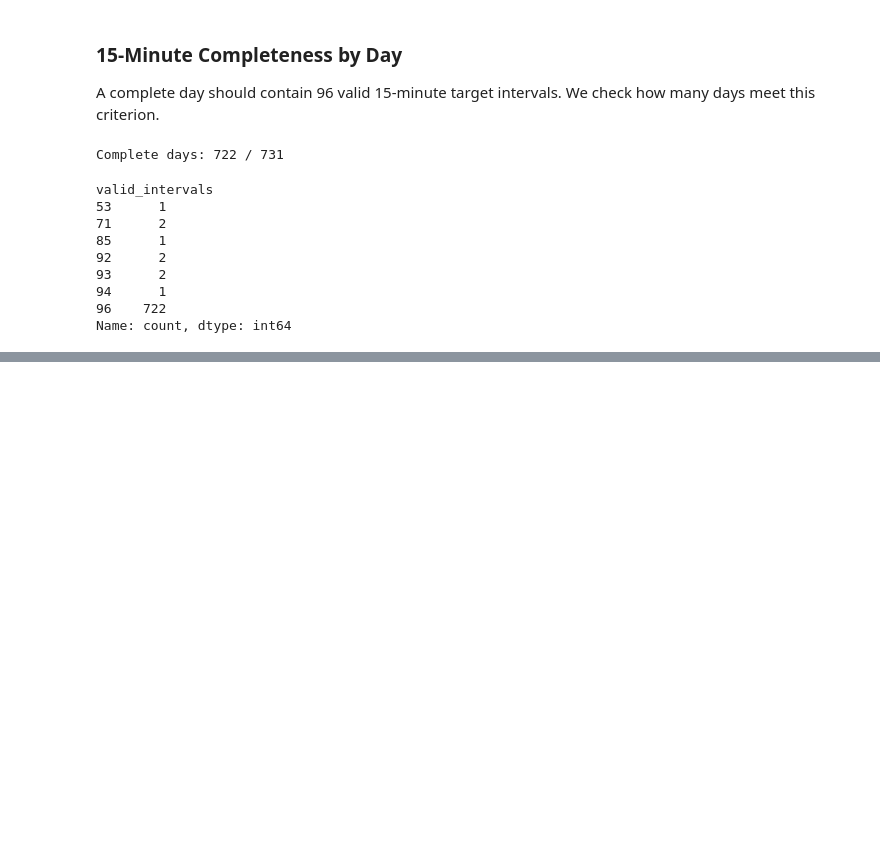
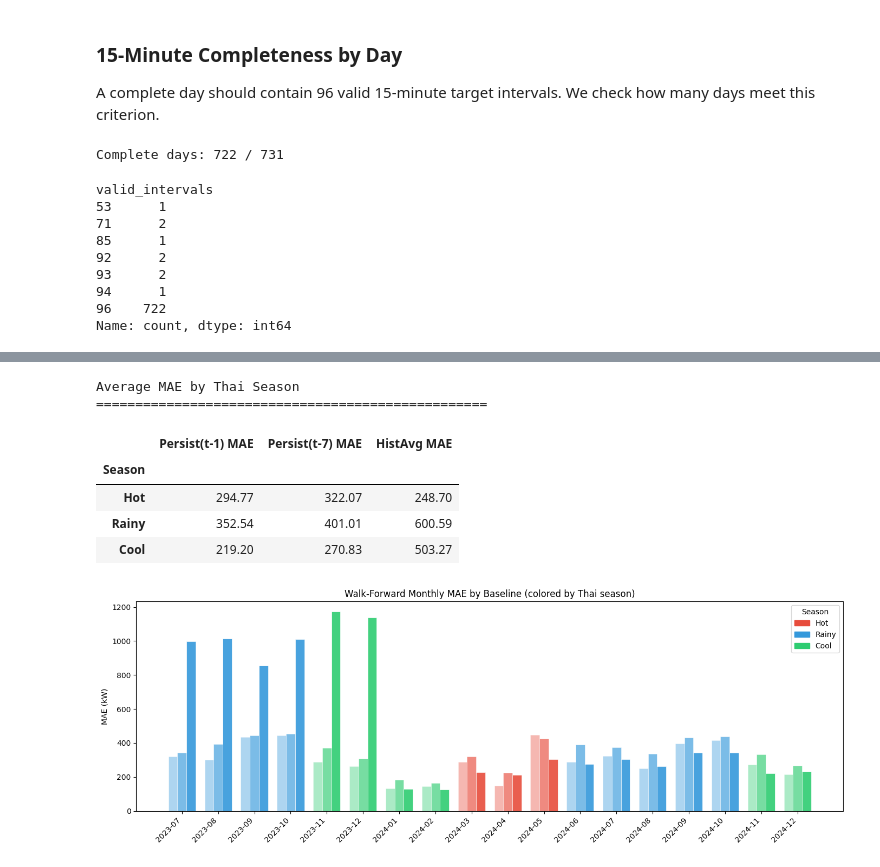
Before and after one commit to SwelSwel/solar-forecasting-s01, a Jupyter notebook: notebooks/S01_Solar_DayAhead_Forecasting_Proposal.ipynb, the cells around one changed output, grey strips where cells are left out. Saved outputs shown, nothing was run; the diff lists cells and outputs as text; code cells hidden in the pictures; blank space fills up the shorter version.

```diff
--- a/notebooks/S01_Solar_DayAhead_Forecasting_Proposal.ipynb
+++ b/notebooks/S01_Solar_DayAhead_Forecasting_Proposal.ipynb
@@ -1047,0 +1928,51 @@ plt.show()
+# %%
+# Seasonal summary
+
+season_summary = wf_results.groupby("Season")[
+    ["Persist(t-1) MAE", "Persist(t-7) MAE", "HistAvg MAE"]
+].mean().round(2)
+
+season_summary = season_summary.reindex(["Hot", "Rainy", "Cool"])
+print("Average MAE by Thai Season")
+print("=" * 50)
+display(season_summary)
+
+# Monthly MAE chart with season coloring
+season_colors = {"Hot": "#e74c3c", "Rainy": "#3498db", "Cool": "#2ecc71"}
+
+fig, ax = plt.subplots(figsize=(14, 5))
+
+x = range(len(wf_results))
+bar_width = 0.25
+
+for idx, (col, label) in enumerate([
+    ("Persist(t-1) MAE", "Persistence (t-1)"),
+    ("Persist(t-7) MAE", "Persistence (t-7)"),
+    ("HistAvg MAE", "Historical Average")
+]):
+    offsets = [i + idx * bar_width for i in x]
+    colors = [season_colors[s] for s in wf_results["Season"]]
+    ax.bar(offsets, wf_results[col], bar_width, label=label, alpha=0.4 + idx * 0.25,
+           color=colors, edgecolor="white", linewidth=0.5)
+
+ax.set_xticks([i + bar_width for i in x])
+ax.set_xticklabels(wf_results["Month"], rotation=45, ha="right")
+ax.set_ylabel("MAE (kW)")
+ax.set_title("Walk-Forward Monthly MAE by Baseline (colored by Thai season)")
+
+from matplotlib.patches import Patch
+season_patches = [Patch(color=c, label=s) for s, c in season_colors.items()]
+ax.legend(handles=season_patches, loc="upper right", title="Season")
+
+plt.tight_layout()
+plt.savefig(OUTPUT_DIR / "figure_10_walkforward_monthly_mae.png", dpi=150)
+plt.show()
+# %% [output]
+Average MAE by Thai Season
+==================================================
+|  | Persist(t-1) MAE | Persist(t-7) MAE | HistAvg MAE |
+| Season |  |  |  |
+| Hot | 294.77 | 322.07 | 248.70 |
+| Rainy | 352.54 | 401.01 | 600.59 |
+| Cool | 219.20 | 270.83 | 503.27 |
+[figure, added]
```
Also changed, not shown: parts of 25 cells of this notebook, 2 other files.
